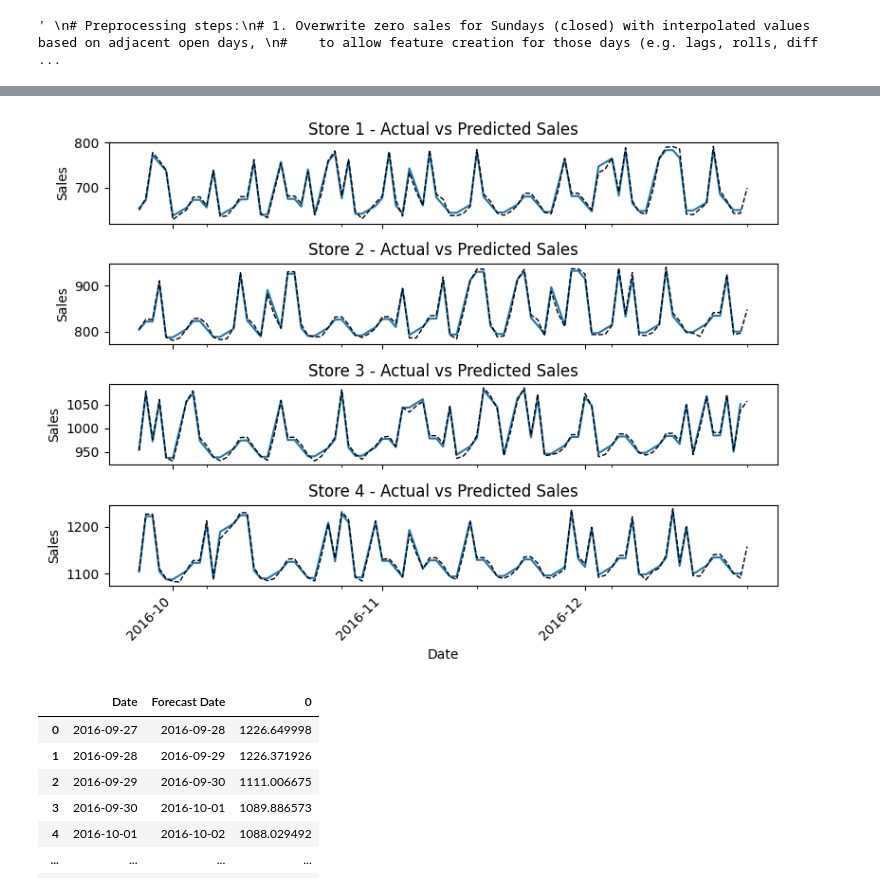
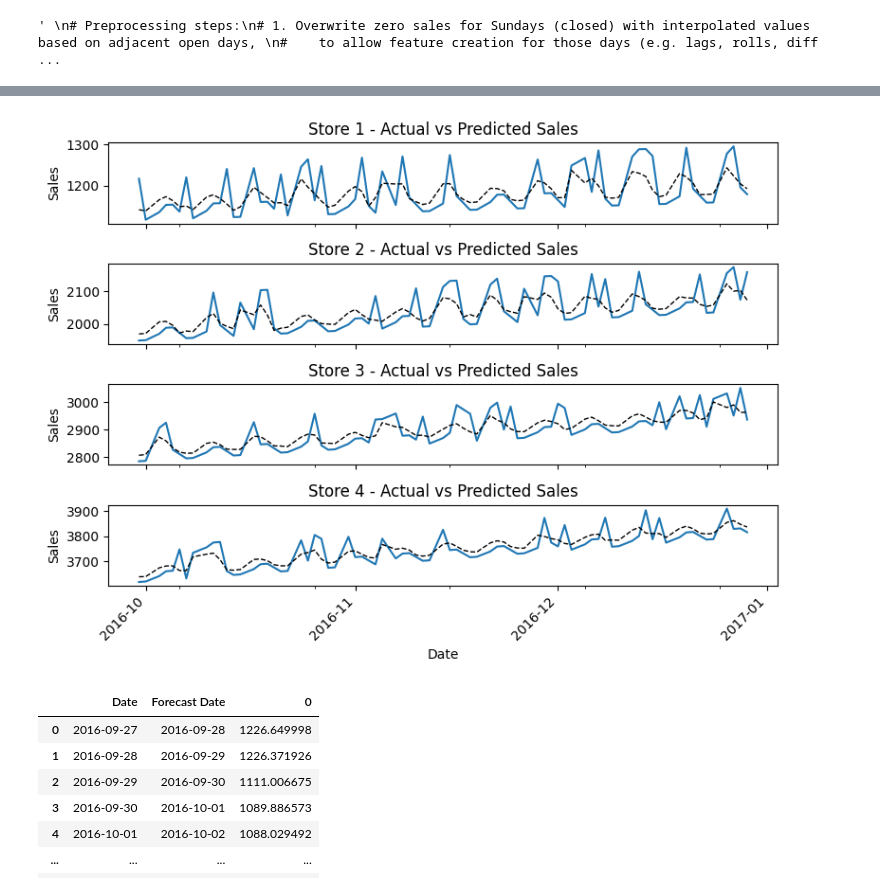
Before and after one commit to Miltos-90/Rossmann_Store_Sales_Forecasting, a Jupyter notebook: test_pipeline.ipynb, the cells around one changed output, grey strips where cells are left out. Drawn from its saved outputs; the diff is of its cells as text; code cells hidden in the pictures.

```diff
--- a/test_pipeline.ipynb
+++ b/test_pipeline.ipynb
@@ -43,19 +43,16 @@ logger = logging.getLogger(__name__)
 
 from pandas.tseries.offsets import DateOffset
 
-def add_days_to_offset(offset: DateOffset, days_to_add: int) -> DateOffset:
-    """
-    Adds a specified number of days to a given DateOffset, returning a new DateOffset.
-    Args:
-        offset (DateOffset): The original DateOffset to which days will be added.
-        days_to_add (int): The number of days to add to the original DateOffset.
 
-    Returns:
-        DateOffset: A new DateOffset that represents the original offset plus the added days.
-    """
-    kwds = offset.kwds.copy()
-    kwds['days'] = kwds.get('days', 0) + days_to_add
-    return DateOffset(**kwds)
+def split_Xy(df, forecast_horizon):
+
+    sales_interp = utils.overwrite_closed_sales(df['Sales'], mode='interpolate')
+    df['Sales'] = sales_interp.groupby(level='Store').diff(periods=forecast_horizon)
+    X = make_features(df, C.LAGS, C.ROLL_WINDOWS, C.DIFFS)
+    y = make_targets(df['Sales'], forecast_horizon)
+    X, y = drop_null_targets(X, y)
+
+    return X, y
 # %% [markdown]
 # Synthetic Data
 
@@ -285,9 +238,14 @@ np.float64(45.948077369532676)
 booster = hypertuning.refit(X, y, mock_trial, study_config)
 
 test_dmatrix  = xgb.DMatrix(X, enable_categorical=True)
-diff_preds_array = booster.predict(test_dmatrix)
-diff_preds = pd.Series(data=diff_preds_array, index=X.index)
+diff_preds = booster.predict(test_dmatrix)
+diff_preds = pd.Series(data=diff_preds, index=X.index)
 
 # Inverse first-order differencing to get predictions back on the original scale
+# diff_preds[t] = sales[t + FORECAST_HORIZON] - sales[t], so:
+# preds[t] = diff_preds[t] + interpolated_sales[t]
+anchors = utils.overwrite_closed_sales(df['Sales'].copy(), mode='interpolate').loc[diff_preds.index]
+preds = anchors + diff_preds
+preds = utils.overwrite_closed_sales(preds, mode='zero')
 
-#actuals = df.loc[preds.index, 'Sales']
+actuals = df.loc[preds.index, 'Sales']
@@ -316,8 +258,10 @@ preds_recent = preds.loc[(slice(min_date, max_date), slice(None), slice(None))]
 import matplotlib.pyplot as plt
 import matplotlib.dates as mdates
 
-actuals_small = actuals.iloc[:400].loc[slice(None), 0:4]
-preds_small = preds.iloc[:400].loc[slice(None), 0:4]
+
+actuals = df.loc[preds.index, 'Sales']
+actuals_small = actuals.iloc[:1200]
+preds_small = preds.iloc[:1200]
 
 
 stores = actuals_recent.index.get_level_values("Store").unique()
@@ -326,34 +270,34 @@ fig, ax = plt.subplots(figsize=(8, 6), nrows=len(stores), sharex=True, sharey=Fa
 for i, store in enumerate(stores):
 
     actual_store_sales = (actuals_recent
                         .loc[(slice(None), store)]
                         .sort_index())
 
     predicted_store_sales = (preds_recent
                             .loc[(slice(None), store, slice(None))]
                             .reset_index())
 
     # exclude closed days with zero sales and zero predictions
     actual_store_sales = actual_store_sales[actual_store_sales > 0]
     predicted_store_sales = predicted_store_sales[predicted_store_sales[0] > 0]
 
     actual_store_sales.plot(label=f"Store {store}", ax=ax[i])
     (predicted_store_sales
     #.groupby("Date")
     .plot(x="Date", y=0, ax=ax[i], color='k', linestyle='--', linewidth=1))
 
     ax[i].get_legend().remove()
     ax[i].set_title(f"Store {store} - Actual vs Predicted Sales")
     ax[i].set_ylabel("Sales")
 
 # Rotate x labels and set date format
 ax[-1].xaxis.set_major_locator(mdates.MonthLocator())
 ax[-1].xaxis.set_major_formatter(mdates.DateFormatter("%Y-%m"))
 plt.xticks(rotation=45)
 ax[-1].set_xlabel("Date")
 plt.tight_layout()
 # %% [output]
-[figure, old version]
+[figure, new version]
 # %%
 predicted_store_sales
 # %% [output]
```
Also changed, not shown: parts of 5 cells of this notebook, 5 other files.
